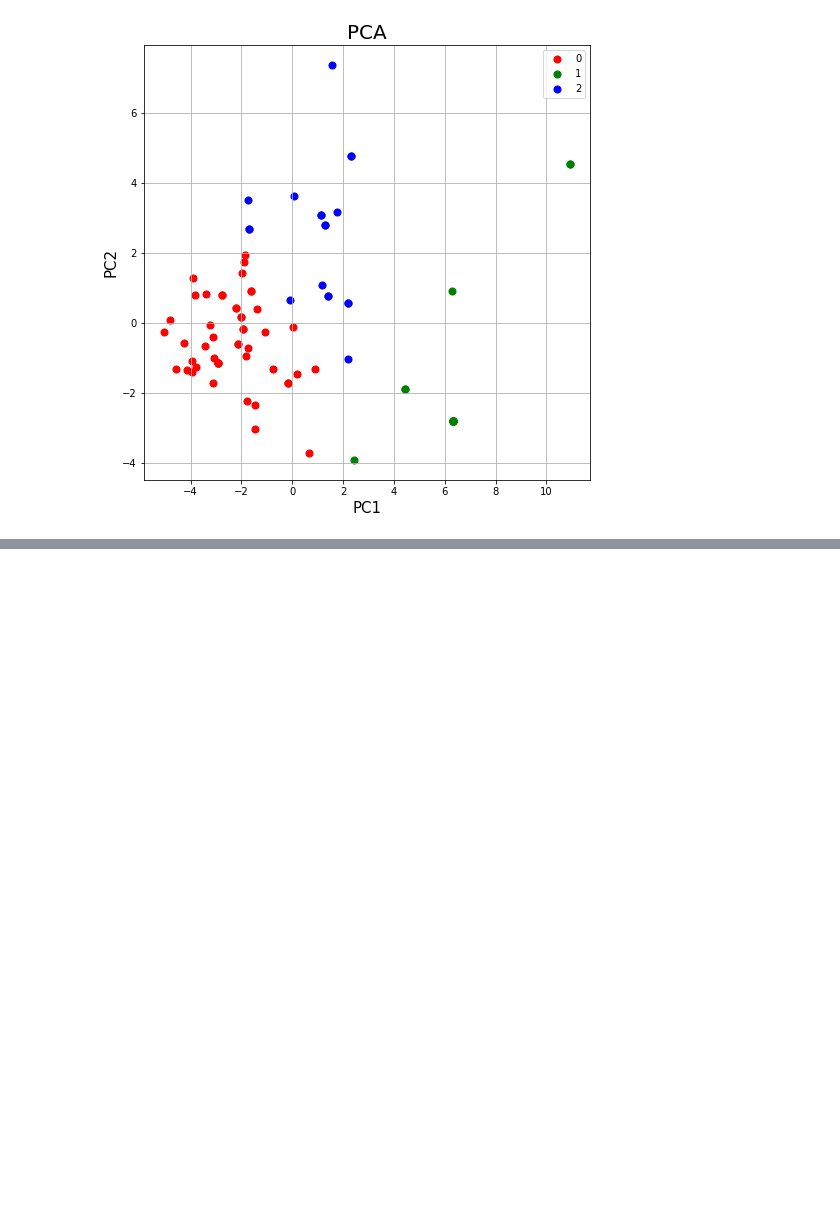
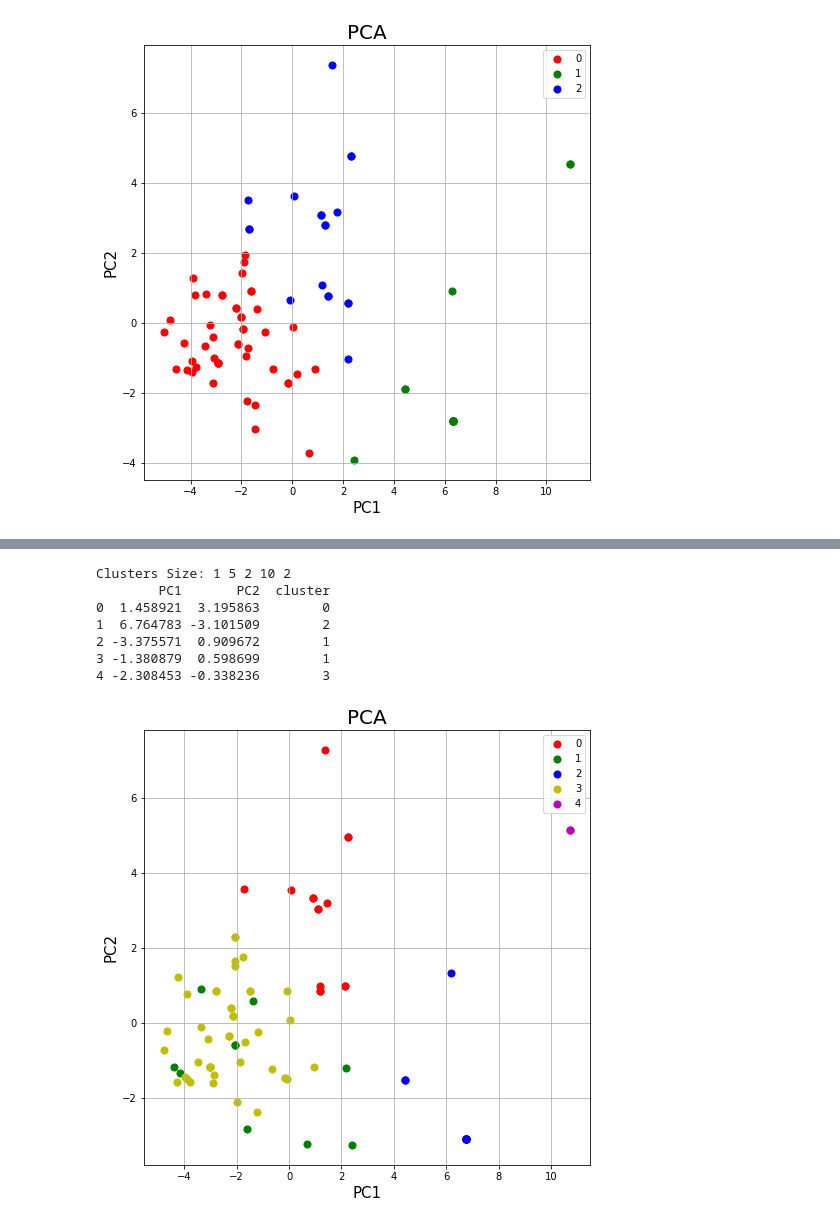
Before and after one commit to Santiago8888/Kin, a Jupyter notebook: Job_s_PCA_V1_1.ipynb, the cells around one changed output, grey strips where cells are left out. Drawn from its saved outputs; the diff is of its cells as text; code cells hidden in the pictures; blank space fills up the shorter version.

```diff
--- a/Job_s_PCA_V1_1.ipynb
+++ b/Job_s_PCA_V1_1.ipynb
@@ -271,3 +271,5 @@ Clusters Size: 49 15 19
 | 82 | 6.328483 | -2.808903 | 1 |
 83 rows × 3 columns
 [figure]
+# %%
+training_df = df
@@ -273,0 +286,5 @@ Clusters Size: 49 15 19
+# %%
+first_cols = ['provider', 'id', 'description', 'date', 'datePosted', 'location', 'title', 'link', 'compensation', 'name', 'logo', 'pitch', 'size']
+second_cols = ['locationsIdx', 'applicantsIdx', 'jobsIdx', 'Coords', 'firstDescription', 'full_description']
+cols = first_cols + second_cols
+training_df = training_df.drop(columns=cols)
@@ -273,0 +303,14 @@ Clusters Size: 49 15 19
+# %%
+training_df['titles_1'] = titles_df.PC1
+training_df['titles_2'] = titles_df.PC2
+
+training_df['pitch_1'] = pitch_df.PC1
+training_df['pitch_2'] = pitch_df.PC2
+
+training_df['desc_1'] = pca_firstDesc.PC1
+training_df['desc_2'] = pca_firstDesc.PC2
+
+training_df['tech_1'] = tech_count[:,0]
+training_df['tech_2'] = tech_count[:,1]
+training_df['tech_3'] = tech_count[:,2]
+training_df['tech_4'] = tech_count[:,3]
@@ -273,0 +335,14 @@ Clusters Size: 49 15 19
+# %%
+training_df['latitude'] = training_df['latitude'].fillna(0)
+training_df['longitude'] = training_df['longitude'].fillna(0)
+# %%
+MLCoords = plot_with_pca(training_df)
+# %% [output]
+Clusters Size: 1 5 2 10 2
+        PC1       PC2  cluster
+0  1.458921  3.195863        0
+1  6.764783 -3.101509        2
+2 -3.375571  0.909672        1
+3 -1.380879  0.598699        1
+4 -2.308453 -0.338236        3
+[figure, added]
```
Also changed, not shown: parts of 11 cells of this notebook.
